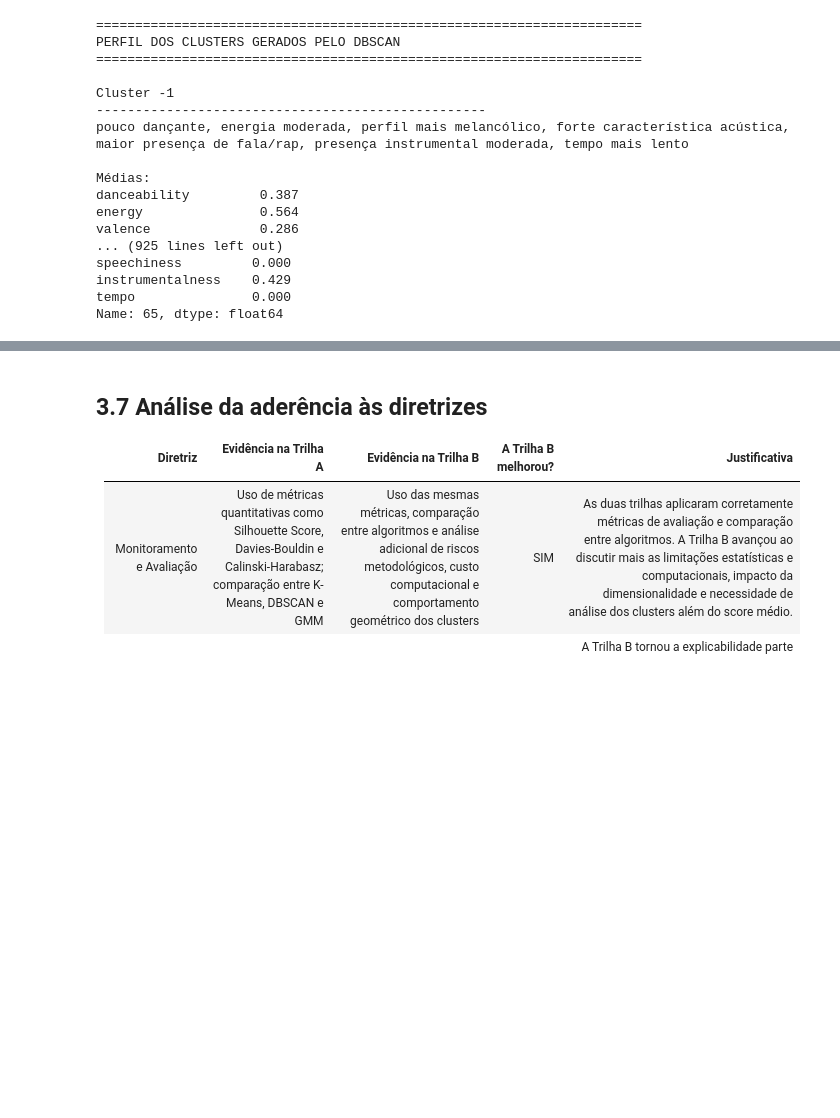
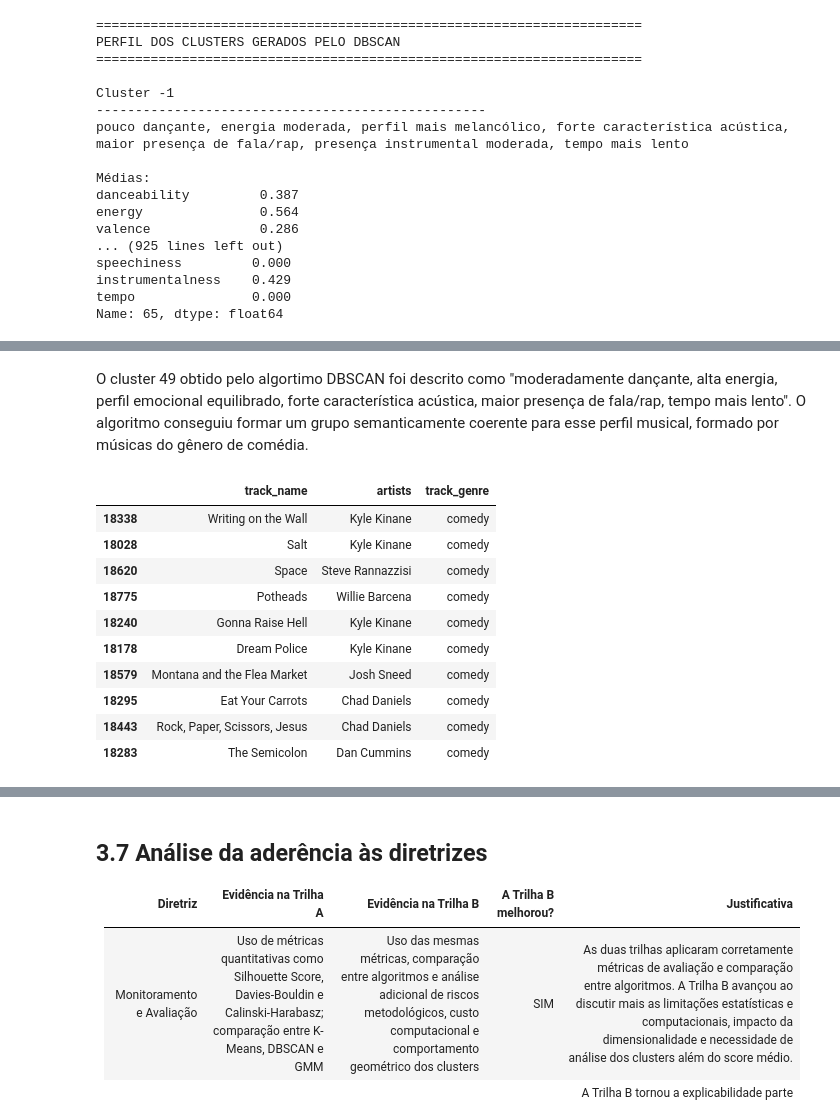
Before and after one commit to carolinabarcellos/TP-2-Mineracao, a Jupyter notebook: TP2_Fase2_Grupo1.ipynb, the cells around one changed output, grey strips where cells are left out. Drawn from its saved outputs; the diff is of its cells as text; code cells hidden in the pictures; blank space fills up the shorter version.

```diff
--- a/TP2_Fase2_Grupo1.ipynb
+++ b/TP2_Fase2_Grupo1.ipynb
@@ -2642,0 +2696,16 @@ Name: 65, dtype: float64
+# %% [markdown]
+O cluster 49 obtido pelo algortimo DBSCAN foi descrito como "moderadamente dançante, alta energia, perfil emocional equilibrado, forte característica acústica, maior presença de fala/rap, tempo mais lento". O algoritmo conseguiu formar um grupo semanticamente coerente para esse perfil musical, formado por músicas do gênero de comédia.
+# %%
+df[df['cluster_dbscan']==49][["track_name", "artists", "track_genre"]].sample(10, random_state=42)
+# %% [output]
+|  | track_name | artists | track_genre |
+| 18338 | Writing on the Wall | Kyle Kinane | comedy |
+| 18028 | Salt | Kyle Kinane | comedy |
+| 18620 | Space | Steve Rannazzisi | comedy |
+| 18775 | Potheads | Willie Barcena | comedy |
+| 18240 | Gonna Raise Hell | Kyle Kinane | comedy |
+| 18178 | Dream Police | Kyle Kinane | comedy |
+| 18579 | Montana and the Flea Market | Josh Sneed | comedy |
+| 18295 | Eat Your Carrots | Chad Daniels | comedy |
+| 18443 | Rock, Paper, Scissors, Jesus | Chad Daniels | comedy |
+| 18283 | The Semicolon | Dan Cummins | comedy |
```
Also changed, not shown: parts of 12 cells of this notebook.
